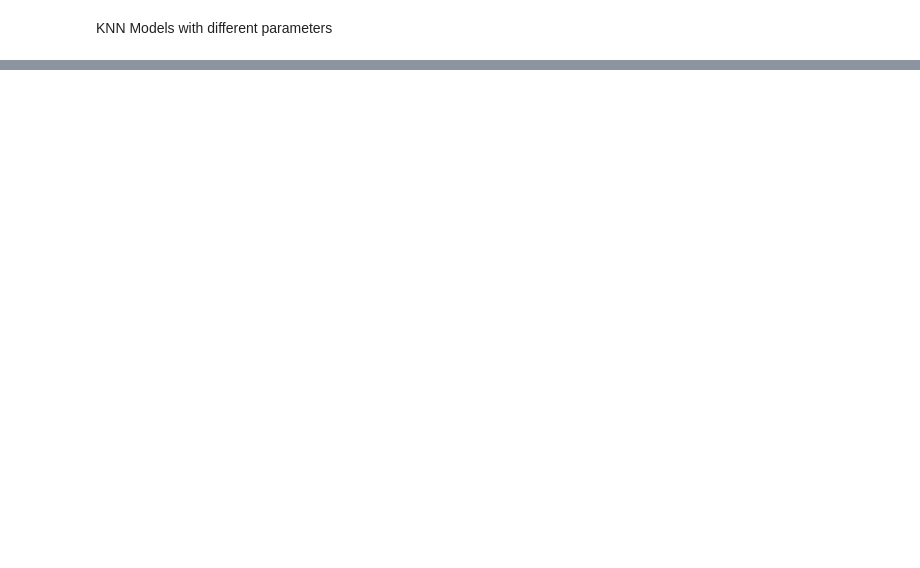
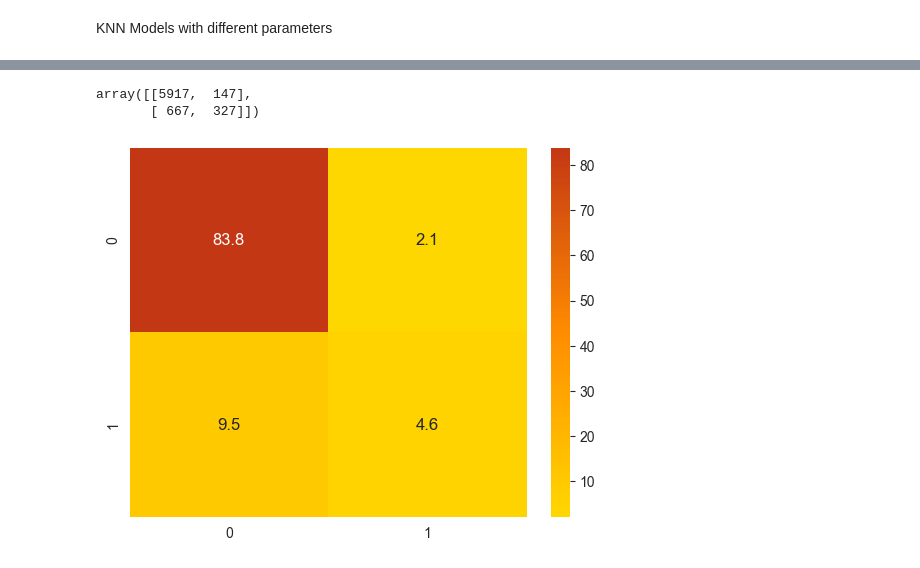
Before and after one commit to M4R1T4/ml_project_financial_inclusion, a Jupyter notebook: models/04_KNN_Model_Variants.ipynb, the cells around one changed output, grey strips where cells are left out. Saved outputs shown, nothing was run; the diff lists cells and outputs as text; code cells hidden in the pictures; blank space fills up the shorter version.

```diff
--- a/models/04_KNN_Model_Variants.ipynb
+++ b/models/04_KNN_Model_Variants.ipynb
@@ -304,0 +326,18 @@ mf.metrics_comp_scatterplot(knn_error_df)
+# %%
+knn_error_lst = []
+for metr in range(1,4):
+    for neigh in np.arange(8,21,2):
+        knn_model = mf.train_model(KNeighborsClassifier,
+                           X_train_prepro,
+                           y_train,
+                           n_neighbors=neigh,
+                           p=metr,
+                           weights='uniform')
+
+        loop_name =  'knn_metr_' + str(metr) + '_neigh_' + str(neigh)
+        #knn_metrics_dict = mf.model_scores_df(knn_model, X_train, X_test, y_train, y_test , loop_name)
+        knn_error_lst.append(mf.model_scores_df(knn_model, X_train_prepro, X_test_prepro, y_train, y_test , loop_name))
+
+knn_error_df = pd.DataFrame(knn_error_lst)
+knn_error_df['delta_gmean'] = abs(knn_error_df['train_gmean'] - knn_error_df['test_gmean'])
+knn_error_df.sort_values(by = ['test_gmean', 'delta_gmean'], ascending=[False, True])
@@ -304,0 +368,7 @@ mf.metrics_comp_scatterplot(knn_error_df)
+# %%
+knn_model_p1_n12 = mf.train_model(KNeighborsClassifier,
+                           X_train_prepro,
+                           y_train,
+                           n_neighbors=12,
+                           p=1,
+                           weights='uniform')
@@ -304,0 +388,10 @@ mf.metrics_comp_scatterplot(knn_error_df)
+# %%
+knn_p1_n12_cmx = confusion_matrix(y_test, knn_model_p1_n12.predict(X_test_prepro))
+knn_p1_n12_cmx
+# %% [output]
+array([[5917,  147],
+       [ 667,  327]])
+# %%
+mf.conf_matrix_heatmap_perc(knn_p1_n12_cmx)
+# %% [output]
+[figure, added]
```
Also changed, not shown: parts of 13 cells of this notebook, 2 other files.
